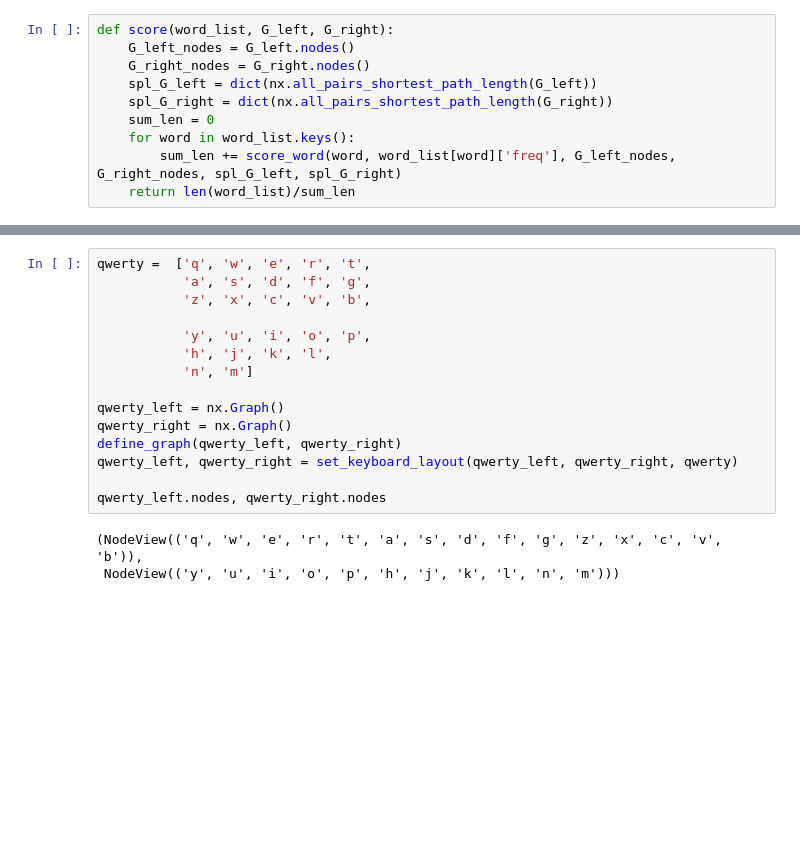
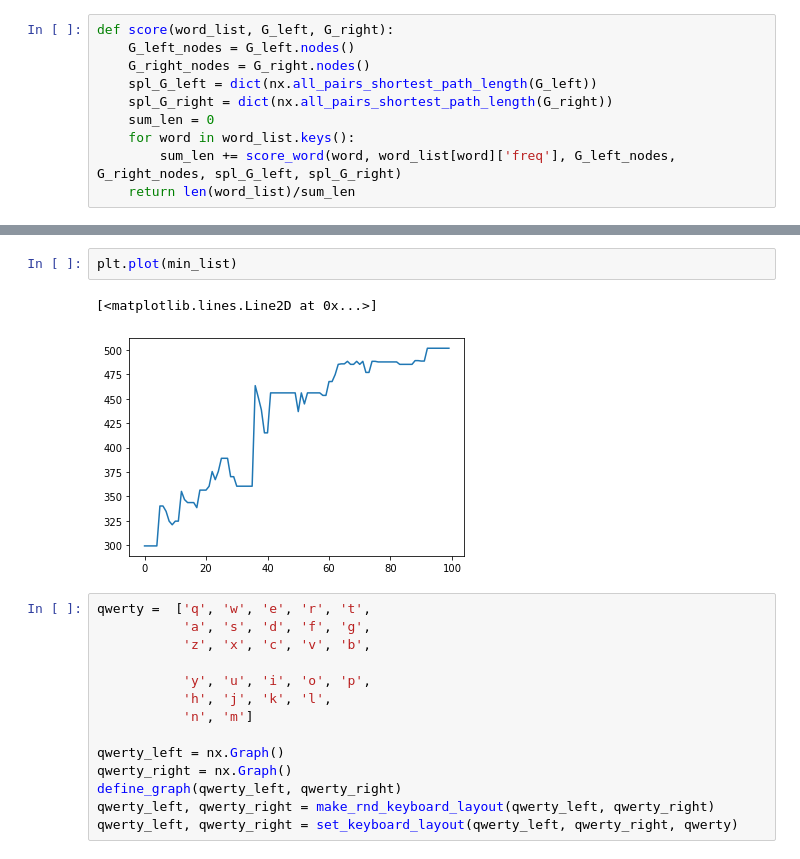
Before and after one commit to KacperSkelnik/keyboard_layout_genetic_algorithm, a Jupyter notebook: Algorithm.ipynb, the cells around one changed output, grey strips where cells are left out. Drawn from its saved outputs; the diff is of its cells as text; blank space fills up the shorter version.

```diff
--- a/Algorithm.ipynb
+++ b/Algorithm.ipynb
@@ -395,3 +403,8 @@ plt.plot(max_list)
+# %%
+plt.plot(min_list)
+# %% [output]
+[<matplotlib.lines.Line2D at 0x...>]
+[figure, added]
 # %%
 qwerty =  ['q', 'w', 'e', 'r', 't',
            'a', 's', 'd', 'f', 'g',
@@ -404,12 +417,8 @@ qwerty =  ['q', 'w', 'e', 'r', 't',
 qwerty_left = nx.Graph()
 qwerty_right = nx.Graph()
 define_graph(qwerty_left, qwerty_right)
+qwerty_left, qwerty_right = make_rnd_keyboard_layout(qwerty_left, qwerty_right)
 qwerty_left, qwerty_right = set_keyboard_layout(qwerty_left, qwerty_right, qwerty)
-
-qwerty_left.nodes, qwerty_right.nodes
-# %% [output]
-(NodeView(('q', 'w', 'e', 'r', 't', 'a', 's', 'd', 'f', 'g', 'z', 'x', 'c', 'v', 'b')),
- NodeView(('y', 'u', 'i', 'o', 'p', 'h', 'j', 'k', 'l', 'n', 'm')))
 # %%
 score(words, qwerty_left, qwerty_right)
 # %% [output]
```
Also changed, not shown: parts of 17 cells of this notebook.
